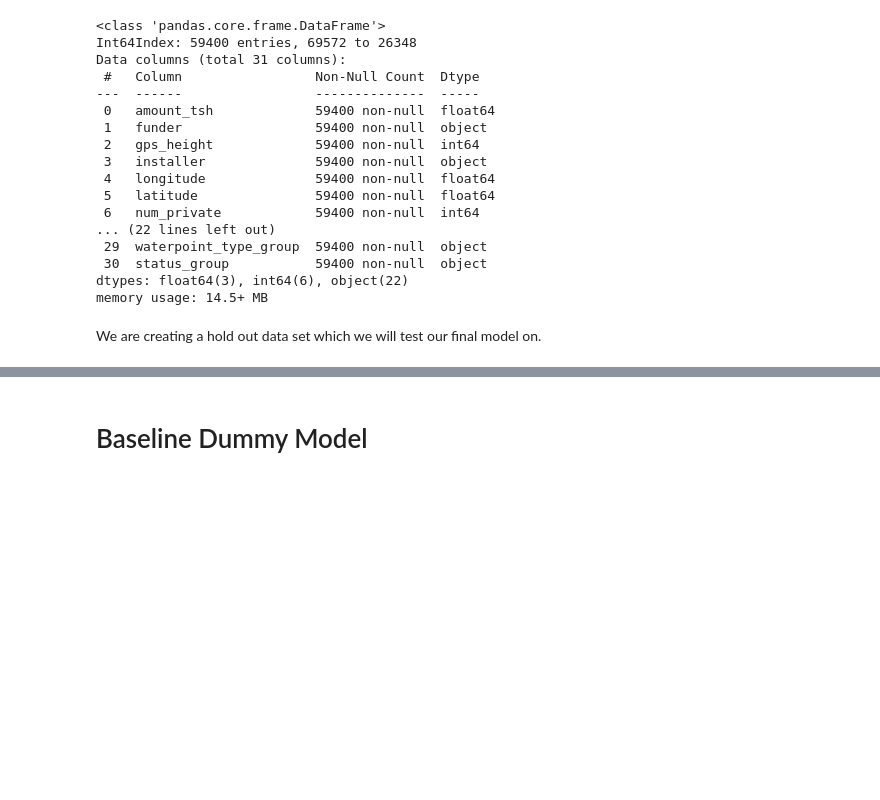
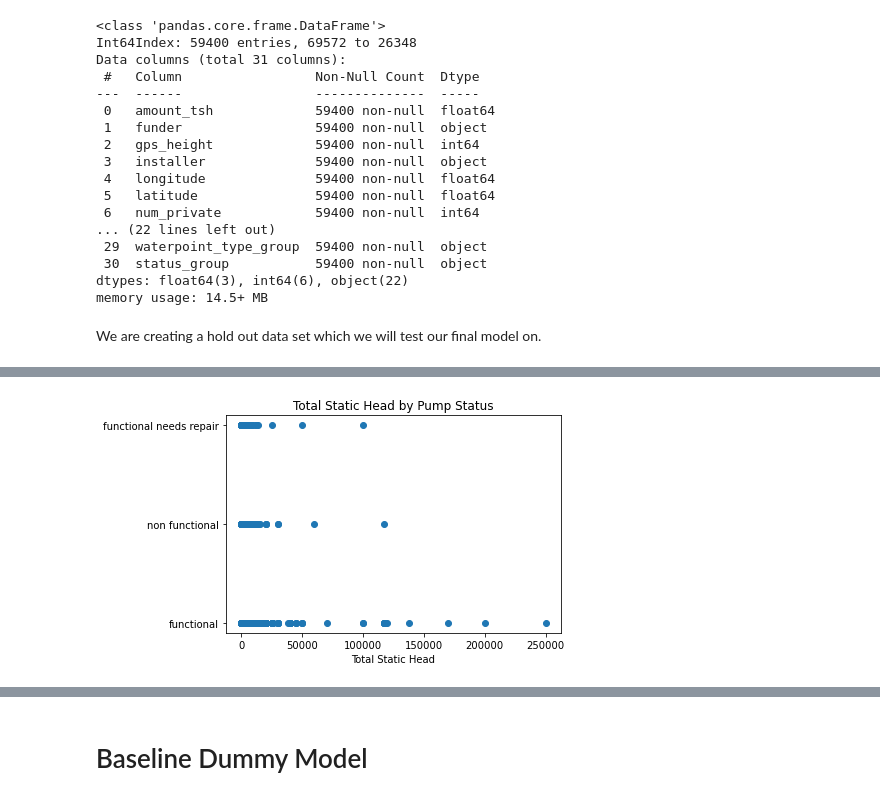
Before and after one commit to fivearm/Phase_3_Project, a Jupyter notebook: 01_data_preparation.ipynb, the cells around one changed output, grey strips where cells are left out. Saved outputs shown, nothing was run; the diff lists cells and outputs as text; code cells hidden in the pictures; blank space fills up the shorter version.

```diff
--- a/01_data_preparation.ipynb
+++ b/01_data_preparation.ipynb
@@ -134,0 +150,7 @@ X_train.head()
+# %%
+fig, ax = plt.subplots()
+ax.scatter(df.amount_tsh, df.status_group)
+ax.set_xlabel('Total Static Head')
+ax.set_title('Total Static Head by Pump Status');
+# %% [output]
+[figure, added]
```
Also changed, not shown: parts of 7 cells of this notebook.
